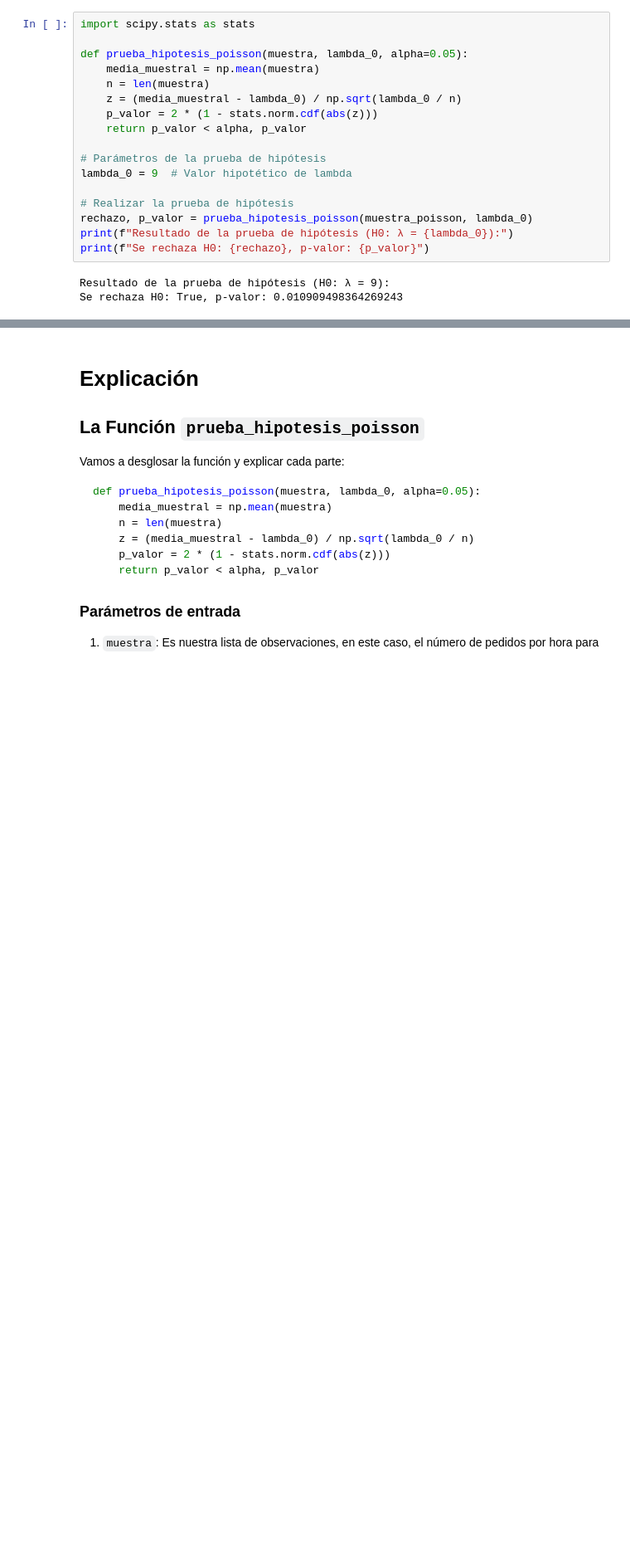
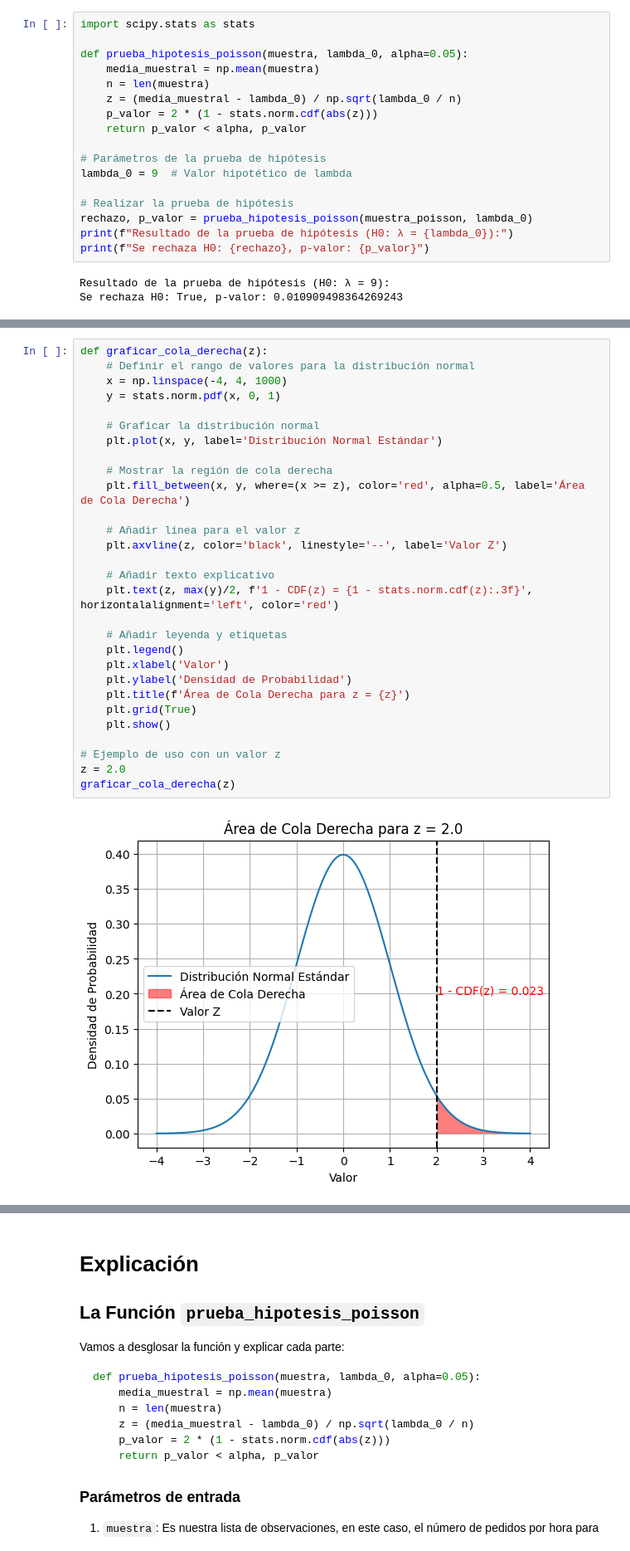
Before and after one commit to abxda/python-stats, a Jupyter notebook: STAT_Semana_9.ipynb, the cells around one changed output, grey strips where cells are left out. Shown at 83% size. Drawn from its saved outputs; the diff is of its cells as text; blank space fills up the shorter version.

```diff
--- a/STAT_Semana_9.ipynb
+++ b/STAT_Semana_9.ipynb
@@ -651,0 +778,31 @@ Se rechaza H0: True, p-valor: 0.010909498364269243
+# %%
+def graficar_cola_derecha(z):
+    # Definir el rango de valores para la distribución normal
+    x = np.linspace(-4, 4, 1000)
+    y = stats.norm.pdf(x, 0, 1)
+
+    # Graficar la distribución normal
+    plt.plot(x, y, label='Distribución Normal Estándar')
+
+    # Mostrar la región de cola derecha
+    plt.fill_between(x, y, where=(x >= z), color='red', alpha=0.5, label='Área de Cola Derecha')
+
+    # Añadir línea para el valor z
+    plt.axvline(z, color='black', linestyle='--', label='Valor Z')
+
+    # Añadir texto explicativo
+    plt.text(z, max(y)/2, f'1 - CDF(z) = {1 - stats.norm.cdf(z):.3f}', horizontalalignment='left', color='red')
+
+    # Añadir leyenda y etiquetas
+    plt.legend()
+    plt.xlabel('Valor')
+    plt.ylabel('Densidad de Probabilidad')
+    plt.title(f'Área de Cola Derecha para z = {z}')
+    plt.grid(True)
+    plt.show()
+
+# Ejemplo de uso con un valor z
+z = 2.0
+graficar_cola_derecha(z)
+# %% [output]
+[figure, added]
```
Also changed, not shown: parts of 14 cells of this notebook.
